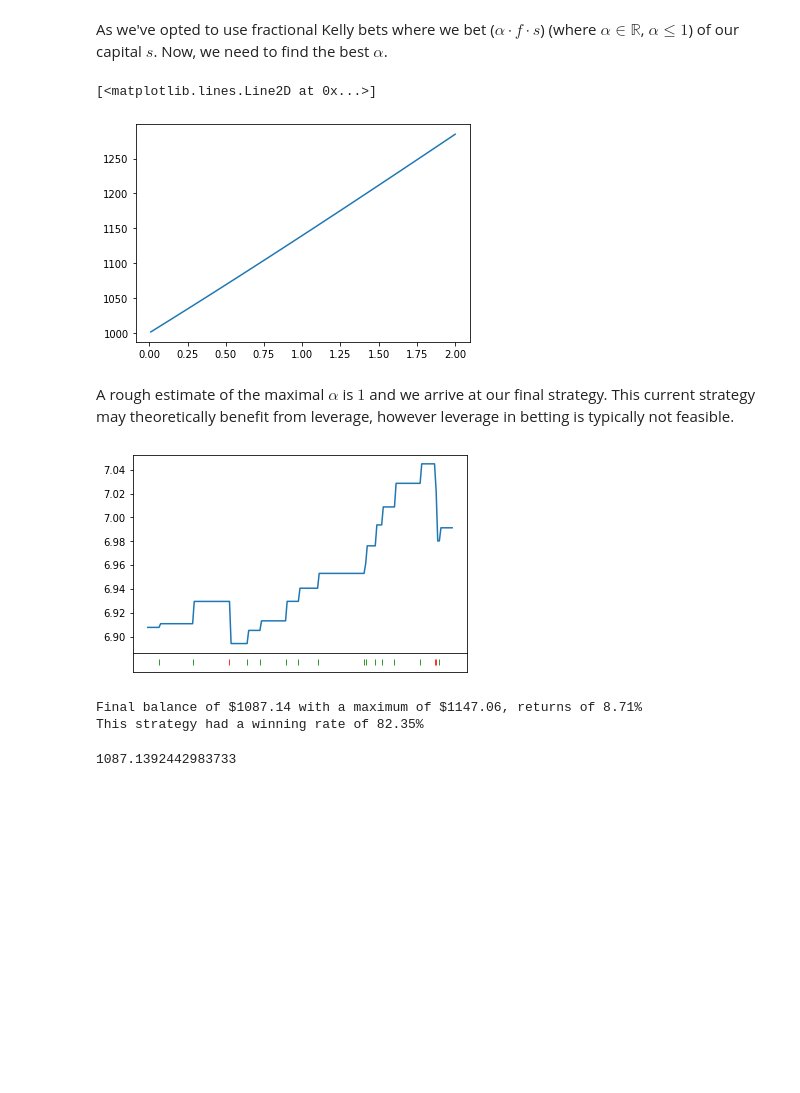
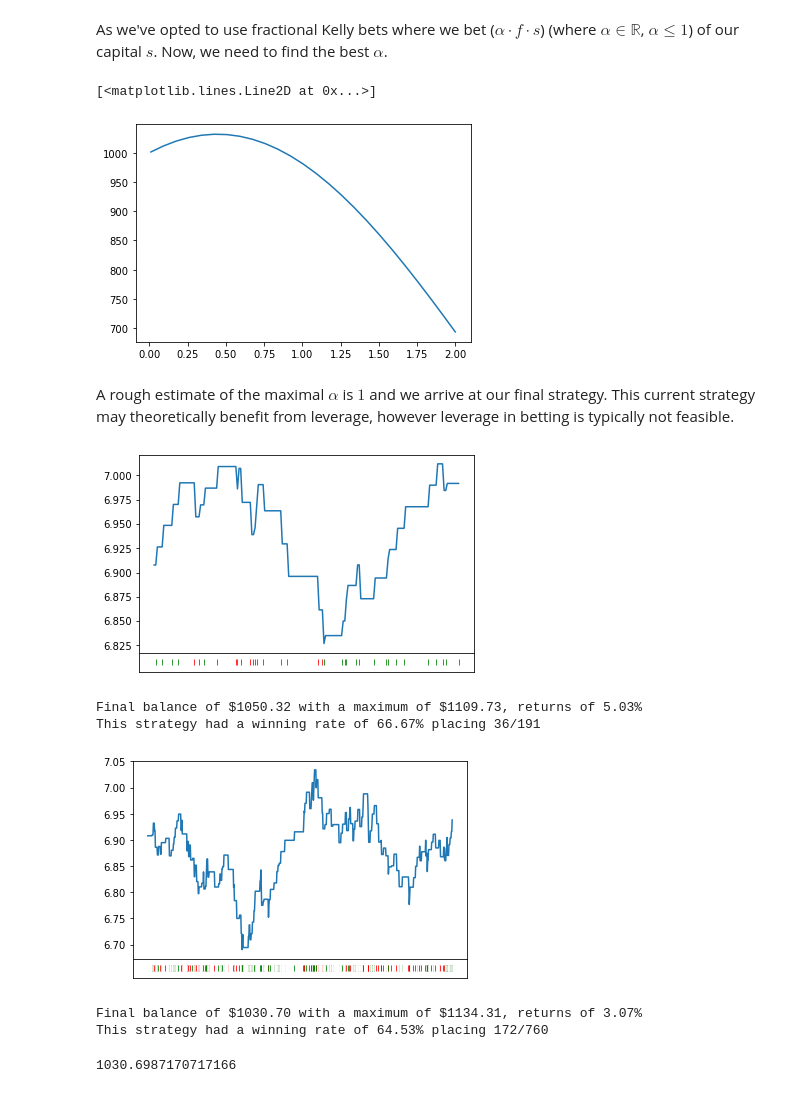
Before and after one commit to nerrma/betting-backtest, a Jupyter notebook: kelly_backtest.ipynb, the cells around one changed output. Saved outputs shown, nothing was run; the diff lists cells and outputs as text; code cells hidden in the pictures; blank space fills up the shorter version.

Commit message:
Change to a less overfit strategy

```diff
--- a/kelly_backtest.ipynb
+++ b/kelly_backtest.ipynb
@@ -129,6 +140,7 @@ def run_kelly(X, k_factor, can_plot, metric=None):
     bet = 0
 
     bal_history = np.zeros(len(X))
+    evs = np.zeros(len(X))
     result_history = ['w']*len(X)
 
     outcomes = ['H', 'A', 'D']
@@ -136,15 +148,16 @@ def run_kelly(X, k_factor, can_plot, metric=None):
     dist_exp = dist.expect()
     for i, row in X.iterrows():
         all_odds = row.drop('FTR')
-
         bal_history[i] = bal
 
-        idx = np.argmin(all_odds) + 1
+        probs = map(dist.pdf, all_odds.to_numpy())
+        idx = np.argmax(probs) + 1
         odds = row[idx]
 
         if metric is None:
-            moment = scipy.stats.moment(ideal_odds, moment=4)
-            metric = np.quantile(ideal_odds, moment*np.min(ideal_odds)/np.sum(ideal_odds))
+            #moment = scipy.stats.moment(ideal_odds, moment=4)
+            #metric = np.quantile(ideal_odds, moment*np.min(ideal_odds)/np.sum(ideal_odds))
+            metric = np.mean(ideal_odds) - np.std(ideal_odds)*0.59
 
         #if odds > np.quantile(ideal_odds, 0.15):
         if odds > metric:
@@ -183,10 +196,10 @@ def run_kelly(X, k_factor, can_plot, metric=None):
         axs[1].axes.get_yaxis().set_visible(False)
         axs[1].axes.get_xaxis().set_visible(False)
         plt.show()
-
-        bet_acc = result_history.count('g')/(result_history.count('g') + result_history.count('r'))*100
+        num_bets = result_history.count('g') + result_history.count('r')
+        bet_acc = result_history.count('g')/(num_bets)*100
         print(f"Final balance of ${bal:.2f} with a maximum of ${max(bal_history):.2f}, returns of {((bal - starting_bal)/starting_bal)*100:.2f}%")
-        print(f"This strategy had a winning rate of {bet_acc:.2f}%")
+        print(f"This strategy had a winning rate of {bet_acc:.2f}% placing {num_bets}/{len(bal_history)}")
 
     if can_plot:
         generate_plots()
@@ -199,20 +212,27 @@ factors = np.linspace(0.01, 2, 25)
 bals = np.empty(len(factors))
 
 for i in range(len(factors)):
-    bals[i] = run_kelly(df, factors[i], False)
+    bals[i] = run_kelly(df_train, factors[i], False)
+    #bals[i] = run_kelly(df, factors[i], False, metric=np.quantile(ideal_odds, 0.28))
 
 plt.plot(factors, bals)
 # %% [output]
 [<matplotlib.lines.Line2D at 0x...>]
-[figure, old version]
+[figure, new version]
 # %% [markdown]
 A rough estimate of the maximal $\alpha$ is $1$ and we arrive at our final strategy. This current strategy may theoretically benefit from leverage, however leverage in betting is typically not feasible.
 # %%
-run_kelly(df, 0.8, True, metric=np.quantile(ideal_odds, 0.15))
+#run_kelly(df, 1.25, True, metric=np.quantile(ideal_odds, 0.28))
+#run_kelly(df_train, 1, True, metric=np.quantile(ideal_odds, 0.28))
+run_kelly(df, 0.525, True)
+run_kelly(df_train, 0.525, True)
 # %% [output]
-[figure, old version]
+[figure, new version]
-Final balance of $1087.14 with a maximum of $1147.06, returns of 8.71%
-This strategy had a winning rate of 82.35%
+Final balance of $1050.32 with a maximum of $1109.73, returns of 5.03%
+This strategy had a winning rate of 66.67% placing 36/191
+[figure, added]
-1087.1392442983733
+Final balance of $1030.70 with a maximum of $1134.31, returns of 3.07%
+This strategy had a winning rate of 64.53% placing 172/760
+1030.6987170717166
 # %%
 def find_metric():
```
Also changed, not shown: parts of 4 cells of this notebook, 1 other file.
